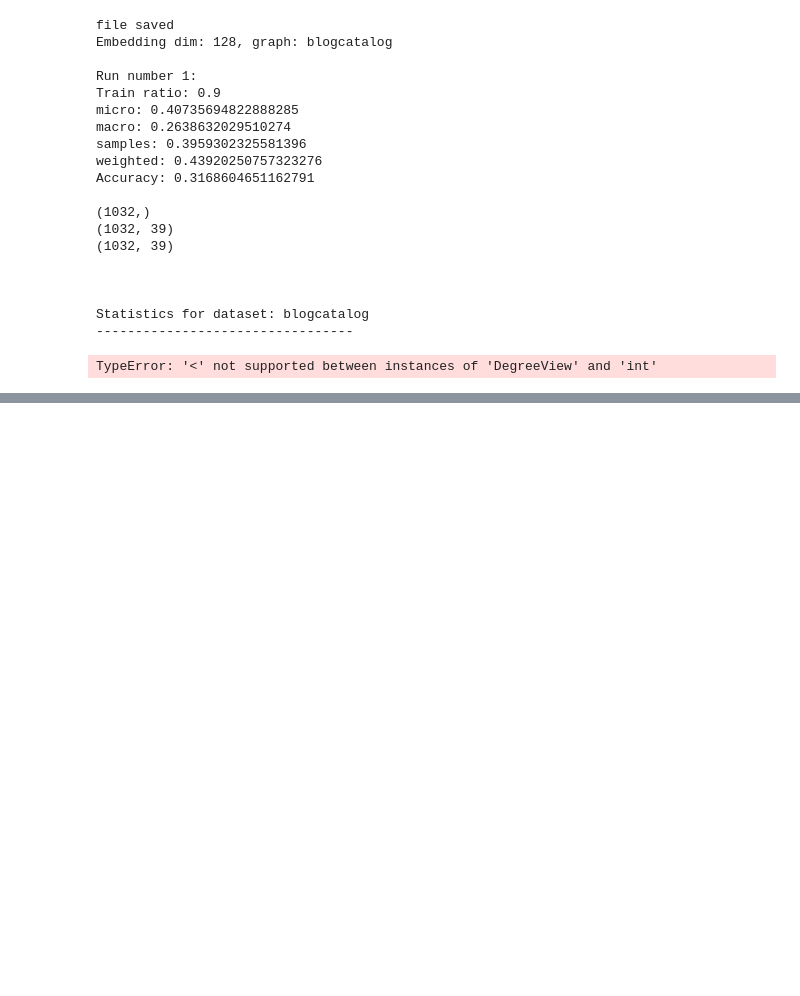
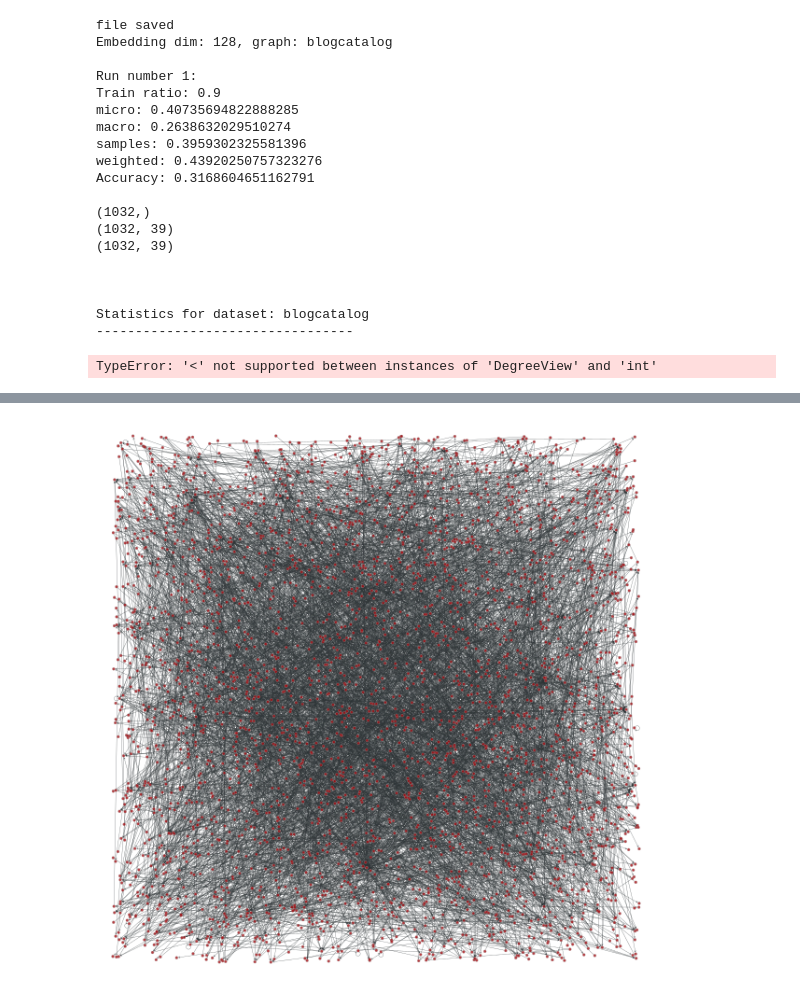
Before and after one commit to sunilkmaurya/graph_embedding, a Jupyter notebook: evaluation/embedding_analysis.ipynb, the cells around one changed output, grey strips where cells are left out. Cells and saved outputs as stored; diff of their text form; code cells hidden in the pictures; blank space fills up the shorter version.

```diff
--- a/evaluation/embedding_analysis.ipynb
+++ b/evaluation/embedding_analysis.ipynb
@@ -194,0 +206,4 @@ graph_tool.draw.fruchterman_reingold_layout(gt,n_iter=100)
+# %%
+graph_draw(gt,pos = graph_tool.draw.random_layout(gt))
+# %% [output]
+[figure, added]
```
Also changed, not shown: parts of 16 cells of this notebook.
